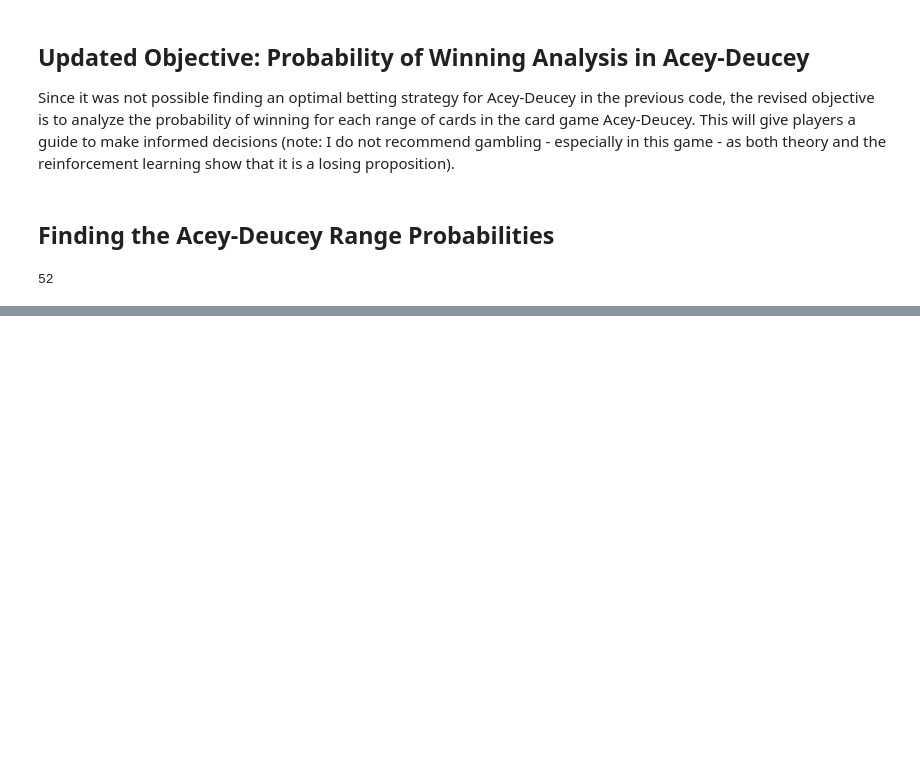
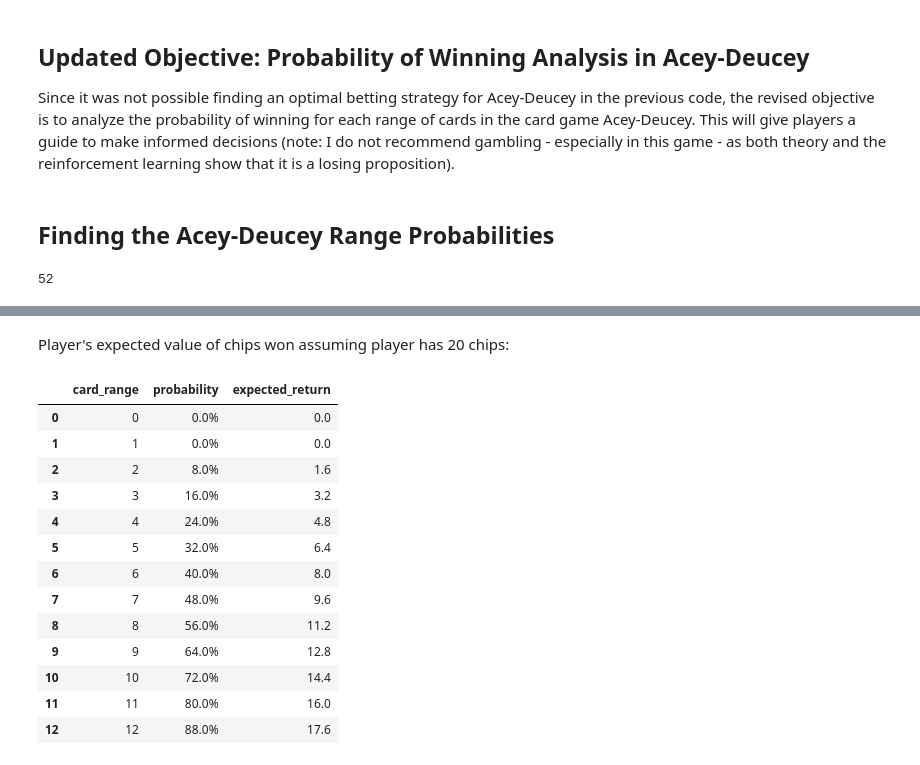
Before and after one commit to mdisant/acey-deucey, a Jupyter notebook: acey-deucey.ipynb, the cells around one changed output, grey strips where cells are left out. Saved outputs shown, nothing was run; the diff lists cells and outputs as text; code cells hidden in the pictures; blank space fills up the shorter version.

Commit message:
finished probability analysis

```diff
--- a/acey-deucey.ipynb
+++ b/acey-deucey.ipynb
@@ -172,3 +174,19 @@ deck = [num for num in cards for _ in range(4)]
 len(deck)
 # %% [output]
 52
+# %%
+card_combinations = {}
+
+for i, card1 in enumerate(deck):
+    for card2 in deck[i:]:
+        combination = (card1, card2)
+        card_range = card2 - card1 - 1
+        if card_range < 0:
+            card_range = 0
+        cards_in_range = card_range * 4
+        remaining_cards = 52 - 2
+        probability = f"{round((cards_in_range / remaining_cards) * 100, 1)}%"
+
+        card_combinations[combination] = probability
+
+print(card_combinations)
@@ -174,0 +197,10 @@ len(deck)
+# %%
+data = {'card_range': [], 'probability': []}
+for card_combo, prob in card_combinations.items():
+    card_range = card_combo[1] - card_combo[0]
+    if card_range in data['card_range']:
+        break
+    data['card_range'].append(card_range)
+    data['probability'].append(prob)
+card_df = pd.DataFrame(data=data)
+card_df
@@ -174,0 +222,22 @@ len(deck)
+# %% [markdown]
+Player's expected value of chips won assuming player has 20 chips:
+# %%
+card_df['flt_prob'] = card_df['probability'].str.rstrip('%').astype('float') / 100
+card_df['expected_return'] = card_df['flt_prob'] * 20
+card_df = card_df.drop(columns=['flt_prob'])
+card_df
+# %% [output]
+|  | card_range | probability | expected_return |
+| 0 | 0 | 0.0% | 0.0 |
+| 1 | 1 | 0.0% | 0.0 |
+| 2 | 2 | 8.0% | 1.6 |
+| 3 | 3 | 16.0% | 3.2 |
+| 4 | 4 | 24.0% | 4.8 |
+| 5 | 5 | 32.0% | 6.4 |
+| 6 | 6 | 40.0% | 8.0 |
+| 7 | 7 | 48.0% | 9.6 |
+| 8 | 8 | 56.0% | 11.2 |
+| 9 | 9 | 64.0% | 12.8 |
+| 10 | 10 | 72.0% | 14.4 |
+| 11 | 11 | 80.0% | 16.0 |
+| 12 | 12 | 88.0% | 17.6 |
```
Also changed, not shown: parts of 6 cells of this notebook.
